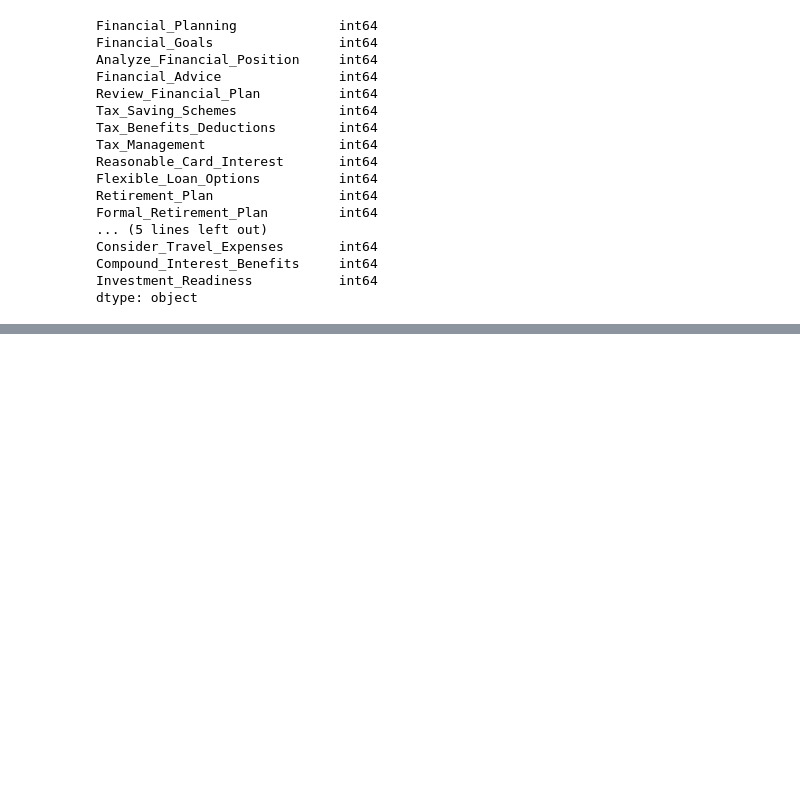
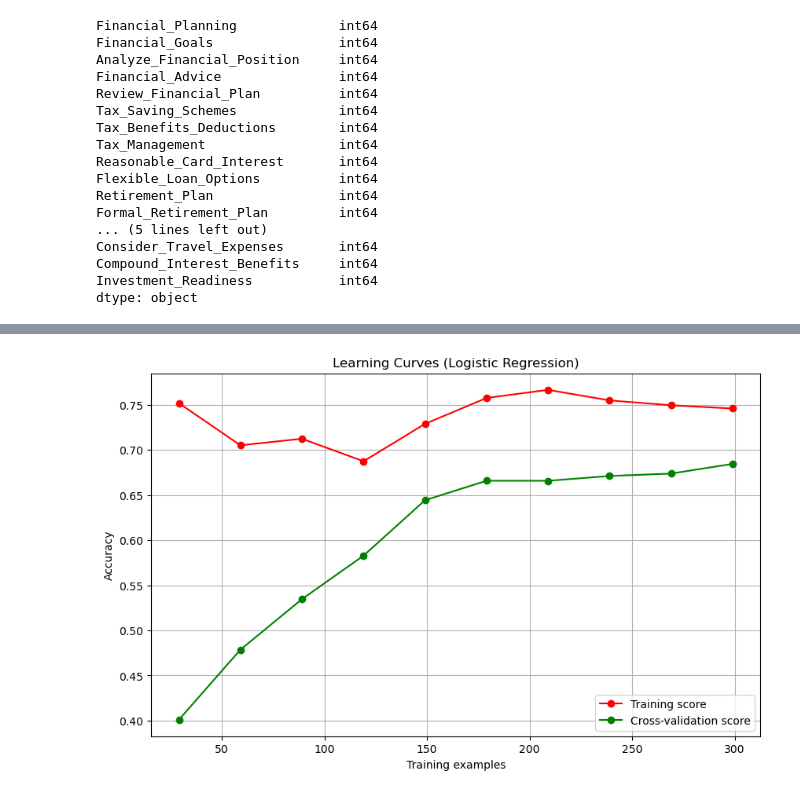
Before and after one commit to christiandarvs/SmartCents-Algorithm, a Jupyter notebook: smartcents.ipynb, the cells around one changed output, grey strips where cells are left out. Cells and saved outputs as stored; diff of their text form; code cells hidden in the pictures; blank space fills up the shorter version.

Commit message:
add classification models

```diff
--- a/smartcents.ipynb
+++ b/smartcents.ipynb
@@ -201,0 +227,13 @@ topic_mapping = {
+# %%
+def recommend_course(row):
+    min_value = row.min()
+    lowest_topics = row[row == min_value].index.tolist()
+    lowest_topics.sort()
+    recommended_courses = [
+        topic_mapping.get(topic, "Unknown Topic") for topic in lowest_topics
+    ]
+    unique_courses = sorted(set(recommended_courses))
+    return ", ".join(unique_courses)
+
+
+data["Recommended_Course"] = data.apply(recommend_course, axis=1)
@@ -201,0 +249,76 @@ topic_mapping = {
+# %%
+from sklearn.model_selection import learning_curve, train_test_split
+from sklearn.pipeline import Pipeline, make_pipeline
+from sklearn.linear_model import LogisticRegression
+from sklearn.ensemble import RandomForestClassifier
+from sklearn.svm import SVC
+from sklearn.neighbors import KNeighborsClassifier
+from sklearn.tree import DecisionTreeClassifier
+from sklearn.metrics import accuracy_score, f1_score, precision_score, recall_score
+
+
+X = data.drop(columns=["Recommended_Course"])
+y = data["Recommended_Course"]
+
+
+X_train, X_test, y_train, y_test = train_test_split(
+    X, y, test_size=0.3, random_state=42
+)
+
+
+# new_data = pd.DataFrame(
+#     {
+#         "Financial_Planning": [1],
+#         "Financial_Goals": [2],
+#         "Analyze_Financial_Position": [4],
+#         "Financial_Advice": [4],
+#         "Review_Financial_Plan": [4],
+#         "Tax_Saving_Schemes": [4],
+#         "Flexible_Loan_Options": [1],
+#         "Prompt_Installment_Payments": [1],
+#         "Profile_Risk": [1],
+#         "Investment_Readiness": [4],
+#     }
+# )
+
+
+models = {
+    "Logistic Regression": LogisticRegression(solver="liblinear"),
+    "Random Forest": RandomForestClassifier(n_estimators=50),
+    "SVC": SVC(),
+    "KNN": KNeighborsClassifier(),
+    "Decision Tree": DecisionTreeClassifier(max_depth=50),
+}
+
+for name, model in models.items():
+    pipeline = Pipeline([("classifier", model)])
+    train_sizes, train_scores, test_scores = learning_curve(
+        estimator=pipeline,
+        X=X_train,
+        y=y_train,
+        train_sizes=np.linspace(0.1, 1.0, 10),
+        cv=5,
+        scoring="accuracy",
+        n_jobs=-1,
+    )
+
+    train_scores_mean = np.mean(train_scores, axis=1)
+    train_scores_std = np.std(train_scores, axis=1)
+    test_scores_mean = np.mean(test_scores, axis=1)
+    test_scores_std = np.std(test_scores, axis=1)
+
+    plt.figure(figsize=(10, 6))
+    plt.title(f"Learning Curves ({name})")
+    plt.xlabel("Training examples")
+    plt.ylabel("Accuracy")
+    plt.grid()
+
+    plt.plot(train_sizes, train_scores_mean, "o-", color="r", label="Training score")
+    plt.plot(
+        train_sizes, test_scores_mean, "o-", color="g", label="Cross-validation score"
+    )
+
+    plt.legend(loc="best")
+    plt.show()
+# %% [output]
+[figure, added]
```
Also changed, not shown: parts of 10 cells of this notebook.
